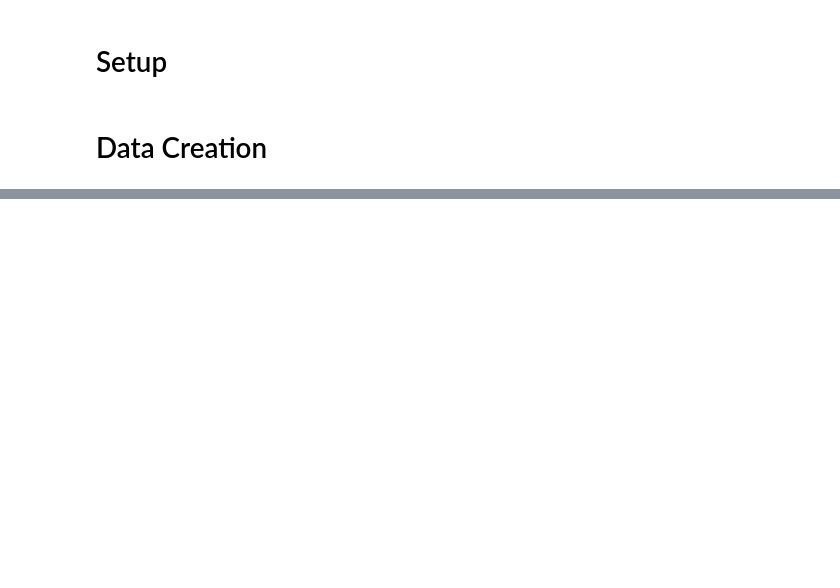
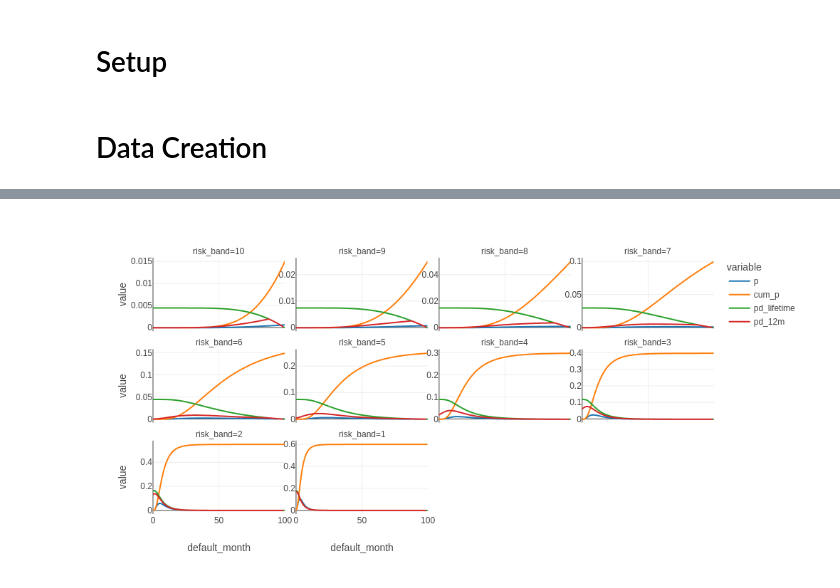
Before and after one commit to neon-belfante/Survival-Analysis, a Jupyter notebook: 00.create_data.ipynb, the cells around one changed output, grey strips where cells are left out. Cells and saved outputs as stored; diff of their text form; code cells hidden in the pictures; blank space fills up the shorter version.

```diff
--- a/00.create_data.ipynb
+++ b/00.create_data.ipynb
@@ -565 +621,5 @@ class generate_sample:
+# %%
+sample_generator.plot_risk_curves2(plot_as_png=True)
+# %% [output]
+[figure, added]
 # %%
```
Also changed, not shown: parts of 21 cells of this notebook.
